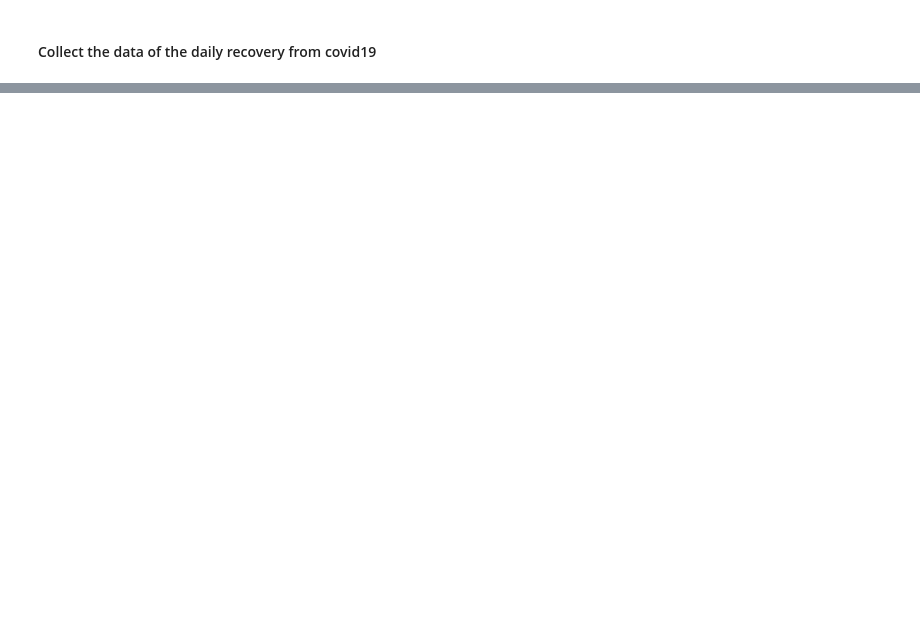
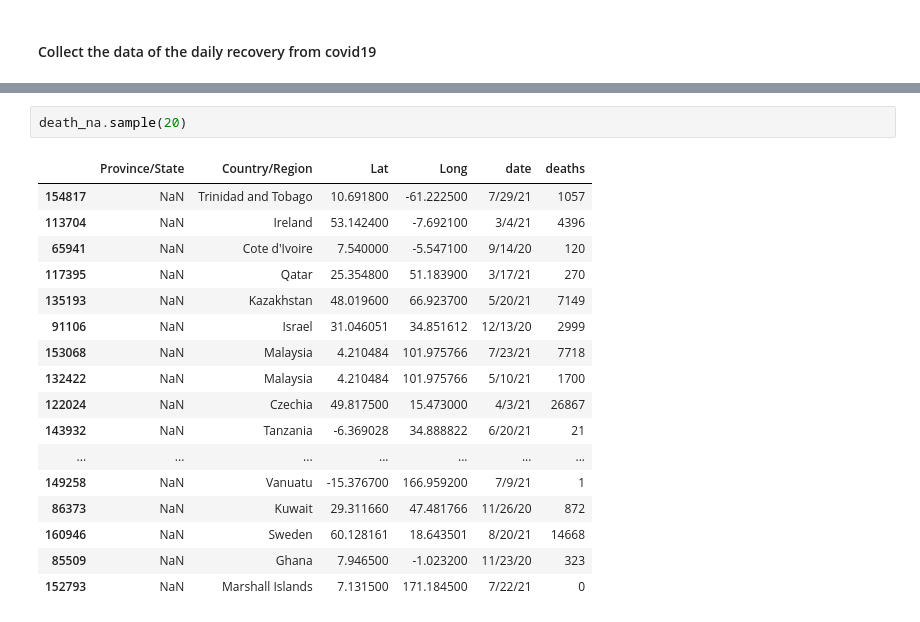
Before and after one commit to mozaini/Final_project, a Jupyter notebook: project_notebook.ipynb, the cells around one changed output, grey strips where cells are left out. Drawn from its saved outputs; the diff is of its cells as text; blank space fills up the shorter version.

```diff
--- a/project_notebook.ipynb
+++ b/project_notebook.ipynb
@@ -127,0 +277,20 @@ recovery.sample(5)
+# %%
+death_na.sample(20)
+# %% [output]
+|  | Province/State | Country/Region | Lat | Long | date | deaths |
+| 154817 | NaN | Trinidad and Tobago | 10.691800 | -61.222500 | 7/29/21 | 1057 |
+| 113704 | NaN | Ireland | 53.142400 | -7.692100 | 3/4/21 | 4396 |
+| 65941 | NaN | Cote d'Ivoire | 7.540000 | -5.547100 | 9/14/20 | 120 |
+| 117395 | NaN | Qatar | 25.354800 | 51.183900 | 3/17/21 | 270 |
+| 135193 | NaN | Kazakhstan | 48.019600 | 66.923700 | 5/20/21 | 7149 |
+| 91106 | NaN | Israel | 31.046051 | 34.851612 | 12/13/20 | 2999 |
+| 153068 | NaN | Malaysia | 4.210484 | 101.975766 | 7/23/21 | 7718 |
+| 132422 | NaN | Malaysia | 4.210484 | 101.975766 | 5/10/21 | 1700 |
+| 122024 | NaN | Czechia | 49.817500 | 15.473000 | 4/3/21 | 26867 |
+| 143932 | NaN | Tanzania | -6.369028 | 34.888822 | 6/20/21 | 21 |
+| ... | ... | ... | ... | ... | ... | ... |
+| 149258 | NaN | Vanuatu | -15.376700 | 166.959200 | 7/9/21 | 1 |
+| 86373 | NaN | Kuwait | 29.311660 | 47.481766 | 11/26/20 | 872 |
+| 160946 | NaN | Sweden | 60.128161 | 18.643501 | 8/20/21 | 14668 |
+| 85509 | NaN | Ghana | 7.946500 | -1.023200 | 11/23/20 | 323 |
+| 152793 | NaN | Marshall Islands | 7.131500 | 171.184500 | 7/22/21 | 0 |
```
Also changed, not shown: parts of 65 cells of this notebook, 8 other files.
